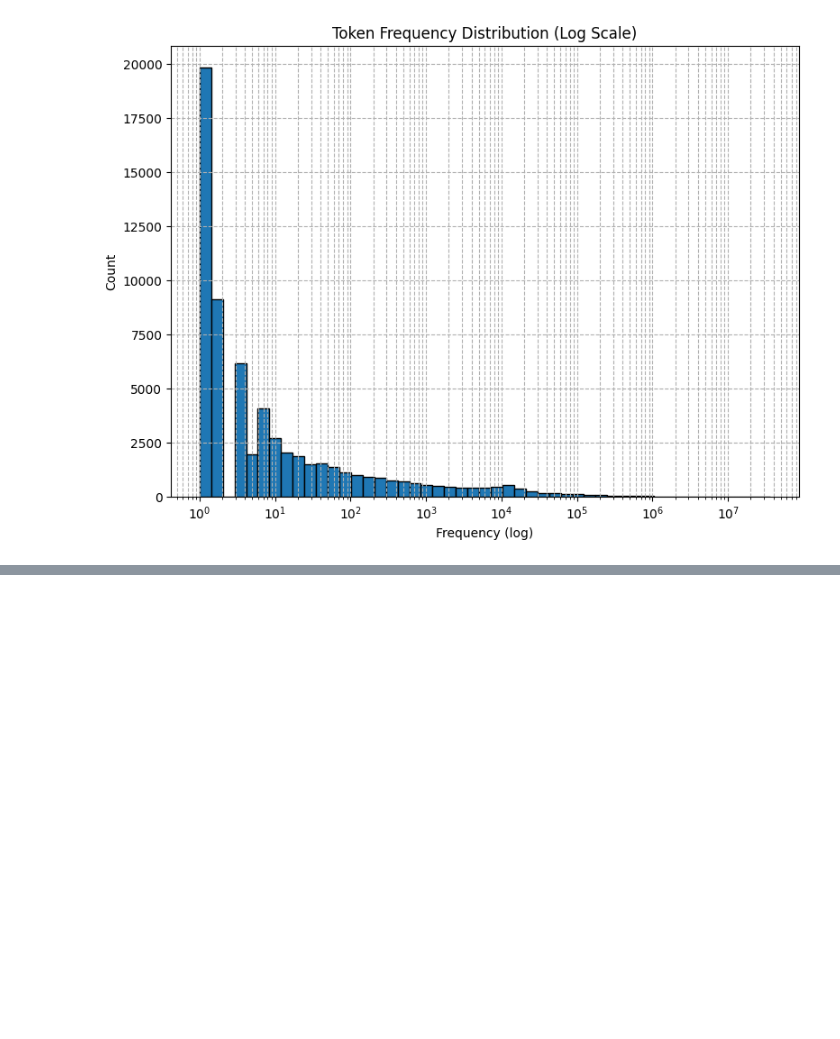
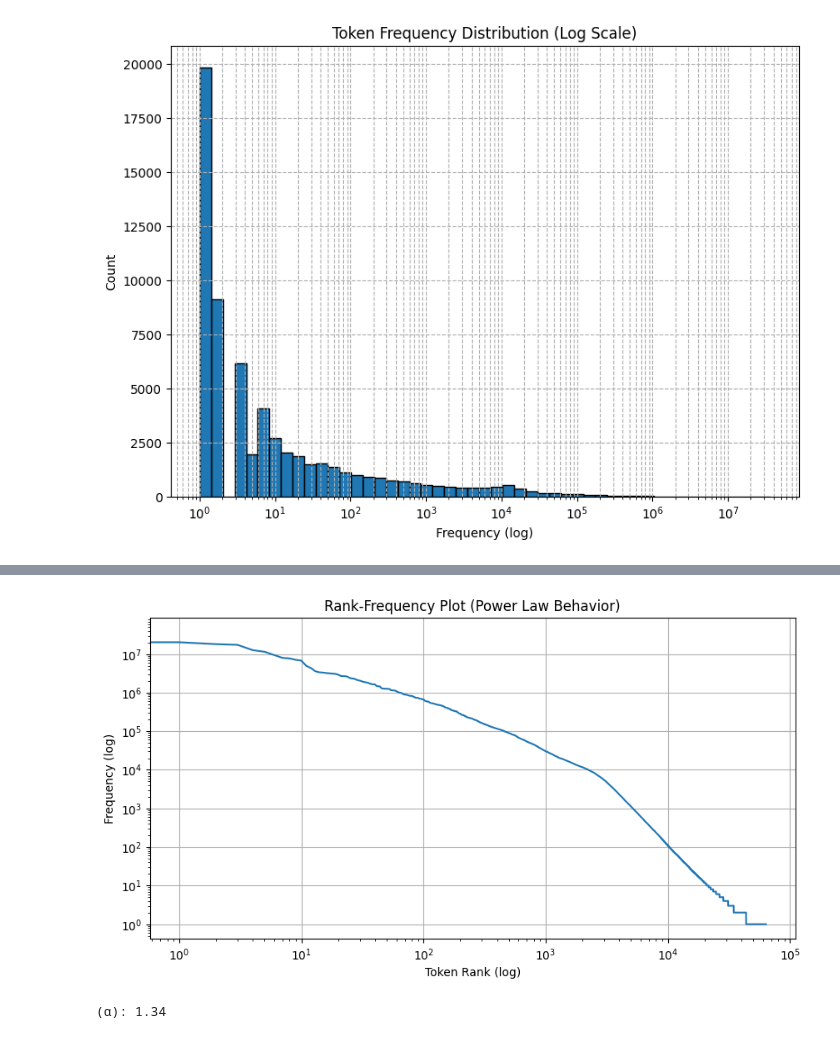
Before and after one commit to ahmadrezabaqerzade/GPT2, a Jupyter notebook: Analyze_dataset.ipynb, the cells around one changed output, grey strips where cells are left out. Cells and saved outputs as stored; diff of their text form; code cells hidden in the pictures; blank space fills up the shorter version.

```diff
--- a/Analyze_dataset.ipynb
+++ b/Analyze_dataset.ipynb
@@ -219,0 +627,19 @@ plt.show()
+# %%
+import matplotlib.pyplot as plt
+plt.figure(figsize=(10,5))
+plt.loglog(sorted(token_counts.values(), reverse=True))
+plt.title('Rank-Frequency Plot (Power Law Behavior)')
+plt.xlabel('Token Rank (log)')
+plt.ylabel('Frequency (log)')
+plt.grid(True)
+plt.show()
+# %% [output]
+[figure, added]
+# %%
+from scipy.stats import linregress
+ranks = np.arange(1, len(sorted_counts)+1)
+slope, _, _, _, _ = linregress(np.log(ranks[100:1000]),
+                             np.log(sorted_counts[100:1000]))
+print(f"(α): {abs(slope):.2f}")
+# %% [output]
+(α): 1.34
```
Also changed, not shown: parts of 23 cells of this notebook.
